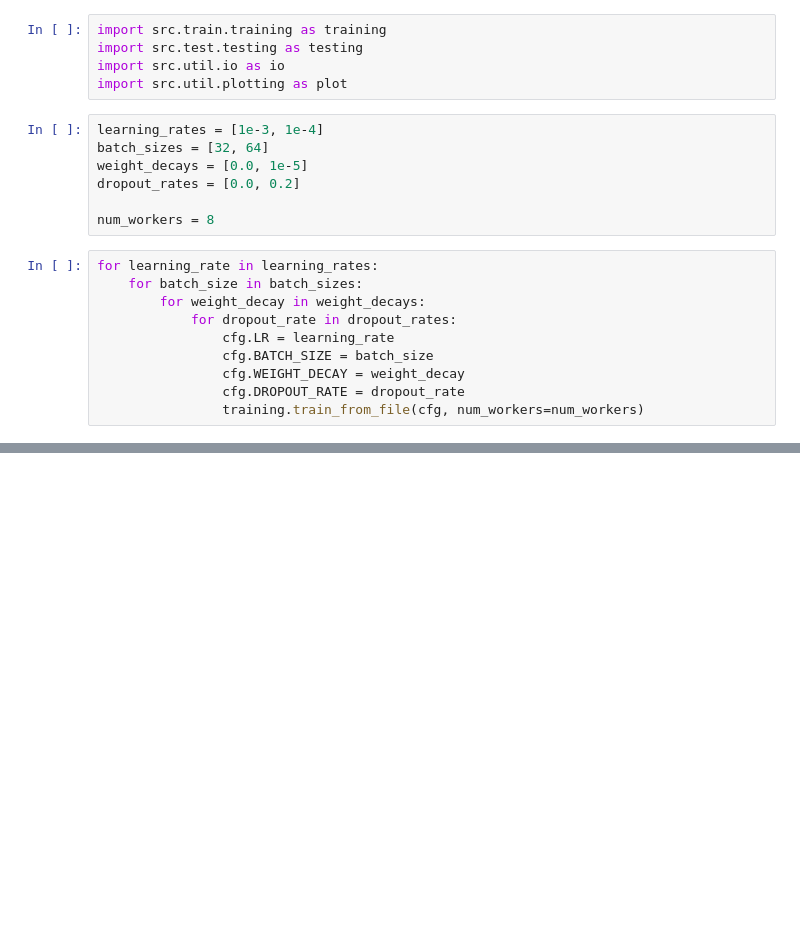
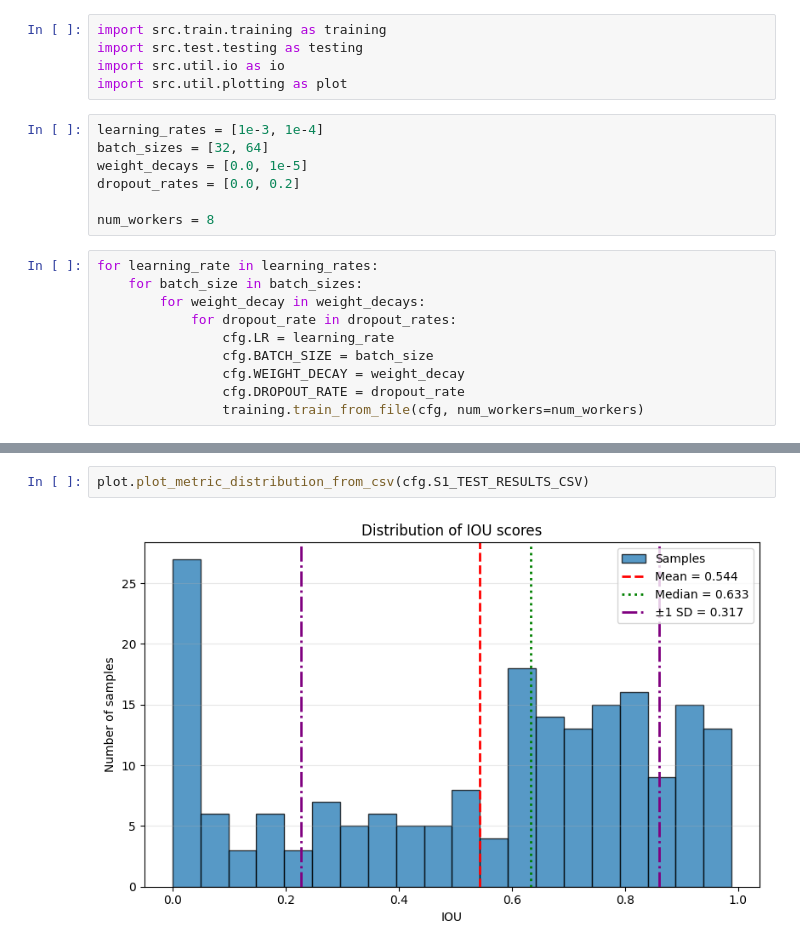
Before and after one commit to TAX2310/Flood-Mapping, a Jupyter notebook: 02_train_s1.ipynb, the cells around one changed output, grey strips where cells are left out. Cells and saved outputs as stored; diff of their text form; blank space fills up the shorter version.

Commit message:
Refactor results pipline

```diff
--- a/02_train_s1.ipynb
+++ b/02_train_s1.ipynb
@@ -109,0 +186,4 @@ plot.plot_s1_results(results)
+# %%
+plot.plot_metric_distribution_from_csv(cfg.S1_TEST_RESULTS_CSV)
+# %% [output]
+[figure, added]
```
Also changed, not shown: parts of 12 cells of this notebook, 9 other files.
